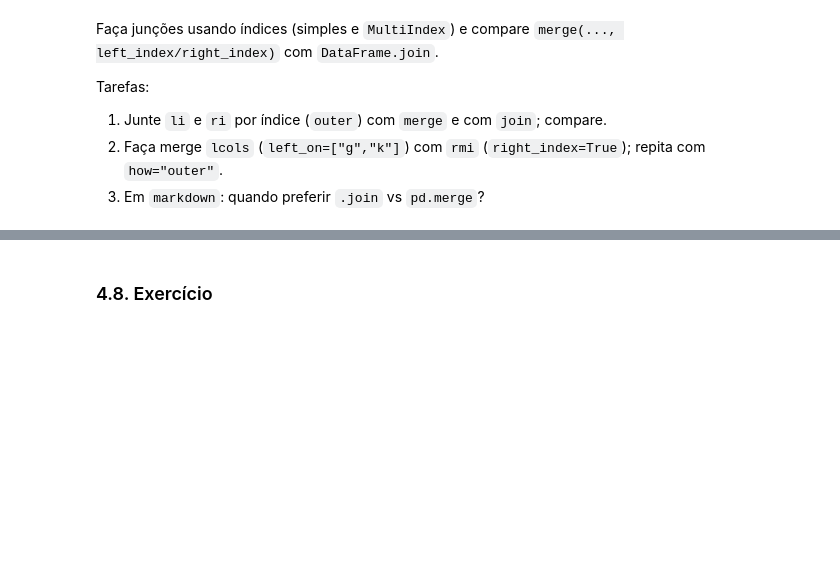
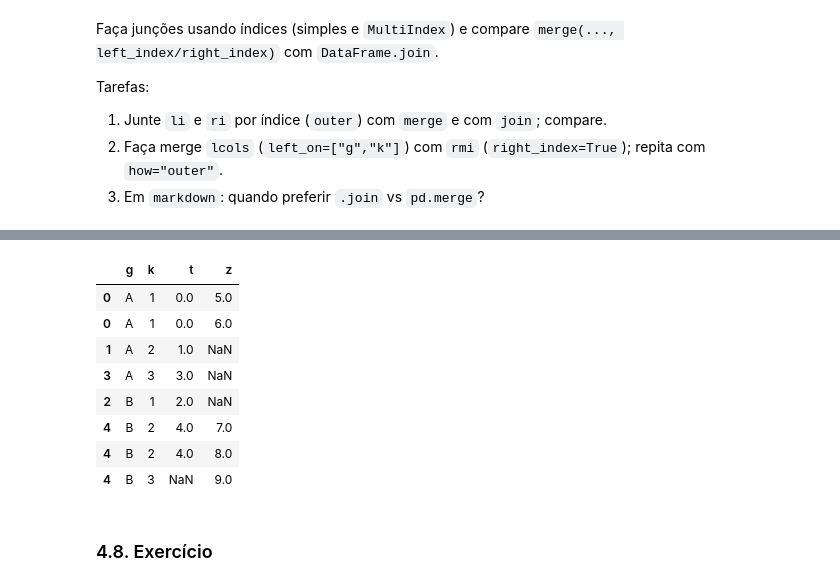
Before and after one commit to Somutt/revisao_py, a Jupyter notebook: 01_python_fundamentals/module05.ipynb, the cells around one changed output, grey strips where cells are left out. Saved outputs shown, nothing was run; the diff lists cells and outputs as text; code cells hidden in the pictures; blank space fills up the shorter version.

```diff
--- a/01_python_fundamentals/module05.ipynb
+++ b/01_python_fundamentals/module05.ipynb
@@ -1933,3 +1967,15 @@ display(join)
+# %%
+pd.merge(lcols, rmi, left_on=['g', 'k'], right_index=True, how='outer')
+# %% [output]
+|  | g | k | t | z |
+| 0 | A | 1 | 0.0 | 5.0 |
+| 0 | A | 1 | 0.0 | 6.0 |
+| 1 | A | 2 | 1.0 | NaN |
+| 3 | A | 3 | 3.0 | NaN |
+| 2 | B | 1 | 2.0 | NaN |
+| 4 | B | 2 | 4.0 | 7.0 |
+| 4 | B | 2 | 4.0 | 8.0 |
+| 4 | B | 3 | NaN | 9.0 |
 # %% [markdown]
 ### 4.8. Exercício
 # %% [markdown]
```
Also changed, not shown: parts of 31 cells of this notebook.
